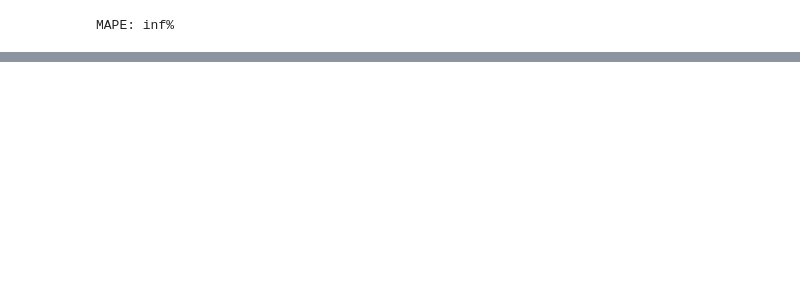
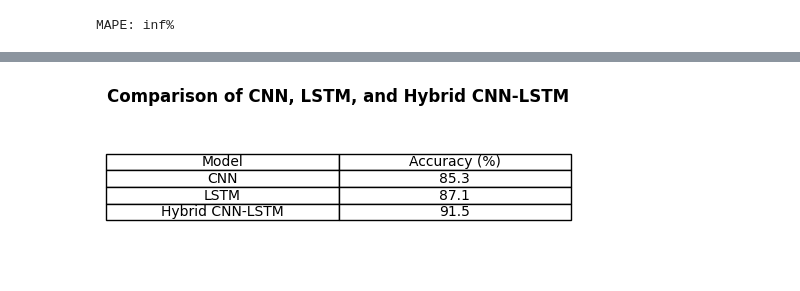
Before and after one commit to RA2111003010570/major-proj, a Jupyter notebook: MAJOR_PROJ.ipynb, the cells around one changed output, grey strips where cells are left out. Cells and saved outputs as stored; diff of their text form; code cells hidden in the pictures; blank space fills up the shorter version.

```diff
--- a/MAJOR_PROJ.ipynb
+++ b/MAJOR_PROJ.ipynb
@@ -543,0 +486,24 @@ Hybrid CNN-LSTM RMSE: 0.0234
+# %%
+import matplotlib.pyplot as plt
+import pandas as pd
+
+# Accuracy values for different models (Replace with actual values)
+data = {
+    "Model": ["CNN", "LSTM", "Hybrid CNN-LSTM"],
+    "Accuracy (%)": [85.3, 87.1, 91.5]  # Example values, replace with actual results
+}
+
+# Create DataFrame
+df = pd.DataFrame(data)
+
+# Plot Table
+fig, ax = plt.subplots(figsize=(6, 2))
+ax.axis("tight")
+ax.axis("off")
+ax.table(cellText=df.values, colLabels=df.columns, cellLoc="center", loc="center")
+
+# Show the table
+plt.title("Comparison of CNN, LSTM, and Hybrid CNN-LSTM", fontsize=12, fontweight="bold")
+plt.show()
+# %% [output]
+[figure, added]
```
Also changed, not shown: parts of 24 cells of this notebook.
